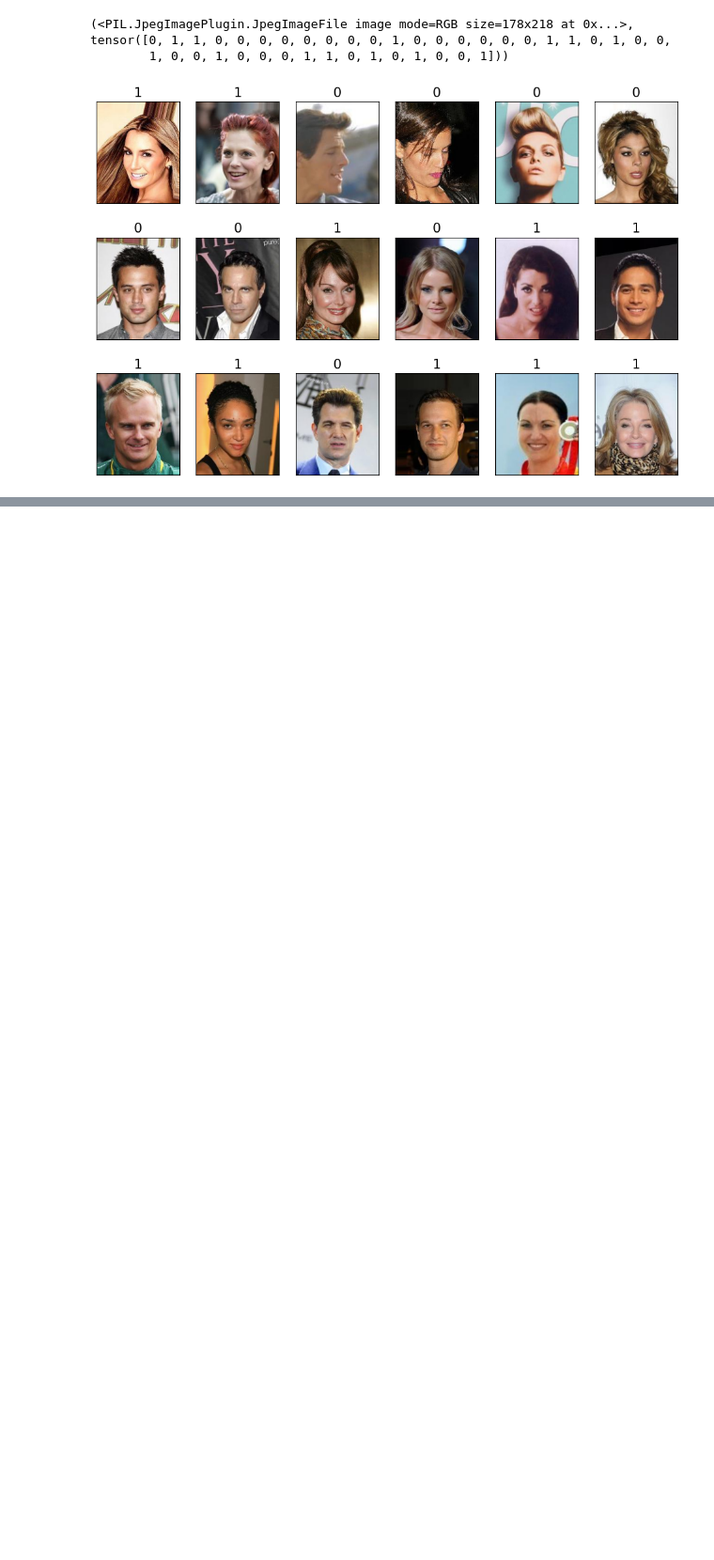
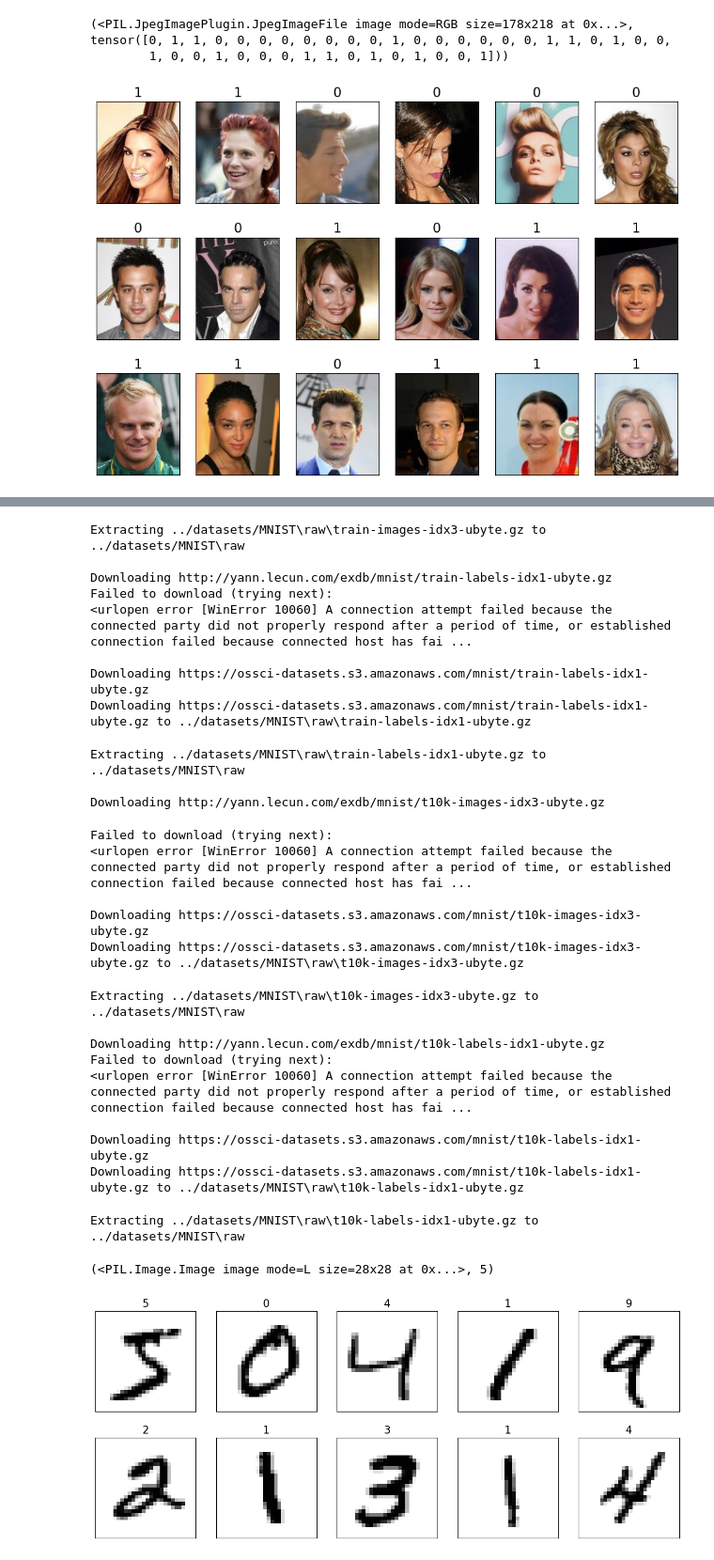
Before and after one commit to nlapier2/pyro_pytorch_tutorials, a Jupyter notebook: pytorch_tb/ch12/pytorch_exploration.ipynb, the cells around one changed output, grey strips where cells are left out. Shown at 94% size. Drawn from its saved outputs; the diff is of its cells as text; code cells hidden in the pictures; blank space fills up the shorter version.

```diff
--- a/pytorch_tb/ch12/pytorch_exploration.ipynb
+++ b/pytorch_tb/ch12/pytorch_exploration.ipynb
@@ -338,3 +342,22 @@ for i, (image, attributes) in islice(enumerate(celeba_dataset), 18):
 plt.show()
 # %% [output]
 [figure]
+# %%
+# we similarly download the mnist data
+mnist_dataset = torchvision.datasets.MNIST(image_path, 'train', download=True)
+
+assert isinstance(mnist_dataset, torch.utils.data.Dataset)
+
+example = next(iter(mnist_dataset))
+print(example)
+
+fig = plt.figure(figsize=(15, 6))
+for i, (image, label) in islice(enumerate(mnist_dataset), 10):
+    ax = fig.add_subplot(2, 5, i+1)
+    ax.set_xticks([]); ax.set_yticks([])
+    ax.imshow(image, cmap='gray_r')
+    ax.set_title(f'{label}', size=15)
+
+#plt.savefig('figures/12_06.pdf')
+plt.show()
+# %% [output]
@@ -340,0 +370,27 @@ plt.show()
+Extracting ../datasets/MNIST\raw\train-images-idx3-ubyte.gz to ../datasets/MNIST\raw
+
+Downloading http://yann.lecun.com/exdb/mnist/train-labels-idx1-ubyte.gz
+Failed to download (trying next):
+<urlopen error [WinError 10060] A connection attempt failed because the connected party did not properly respond after a period of time, or established connection failed because connected host has fai ...
+
+Downloading https://ossci-datasets.s3.amazonaws.com/mnist/train-labels-idx1-ubyte.gz
+Downloading https://ossci-datasets.s3.amazonaws.com/mnist/train-labels-idx1-ubyte.gz to ../datasets/MNIST\raw\train-labels-idx1-ubyte.gz
+Extracting ../datasets/MNIST\raw\train-labels-idx1-ubyte.gz to ../datasets/MNIST\raw
+
+Downloading http://yann.lecun.com/exdb/mnist/t10k-images-idx3-ubyte.gz
+Failed to download (trying next):
+<urlopen error [WinError 10060] A connection attempt failed because the connected party did not properly respond after a period of time, or established connection failed because connected host has fai ...
+
+Downloading https://ossci-datasets.s3.amazonaws.com/mnist/t10k-images-idx3-ubyte.gz
+Downloading https://ossci-datasets.s3.amazonaws.com/mnist/t10k-images-idx3-ubyte.gz to ../datasets/MNIST\raw\t10k-images-idx3-ubyte.gz
+Extracting ../datasets/MNIST\raw\t10k-images-idx3-ubyte.gz to ../datasets/MNIST\raw
+
+Downloading http://yann.lecun.com/exdb/mnist/t10k-labels-idx1-ubyte.gz
+Failed to download (trying next):
+<urlopen error [WinError 10060] A connection attempt failed because the connected party did not properly respond after a period of time, or established connection failed because connected host has fai ...
+
+Downloading https://ossci-datasets.s3.amazonaws.com/mnist/t10k-labels-idx1-ubyte.gz
+Downloading https://ossci-datasets.s3.amazonaws.com/mnist/t10k-labels-idx1-ubyte.gz to ../datasets/MNIST\raw\t10k-labels-idx1-ubyte.gz
+Extracting ../datasets/MNIST\raw\t10k-labels-idx1-ubyte.gz to ../datasets/MNIST\raw
+(<PIL.Image.Image image mode=L size=28x28 at 0x...>, 5)
+[figure, added]
```
Also changed, not shown: parts of 29 cells of this notebook, 2 other files.
